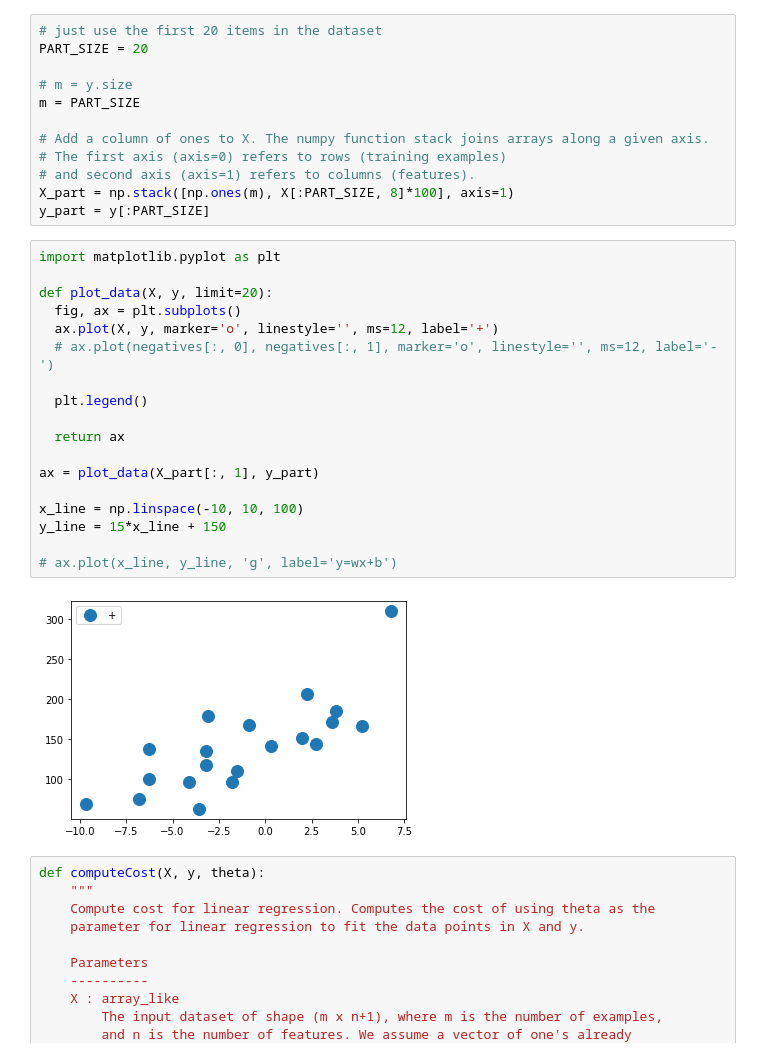
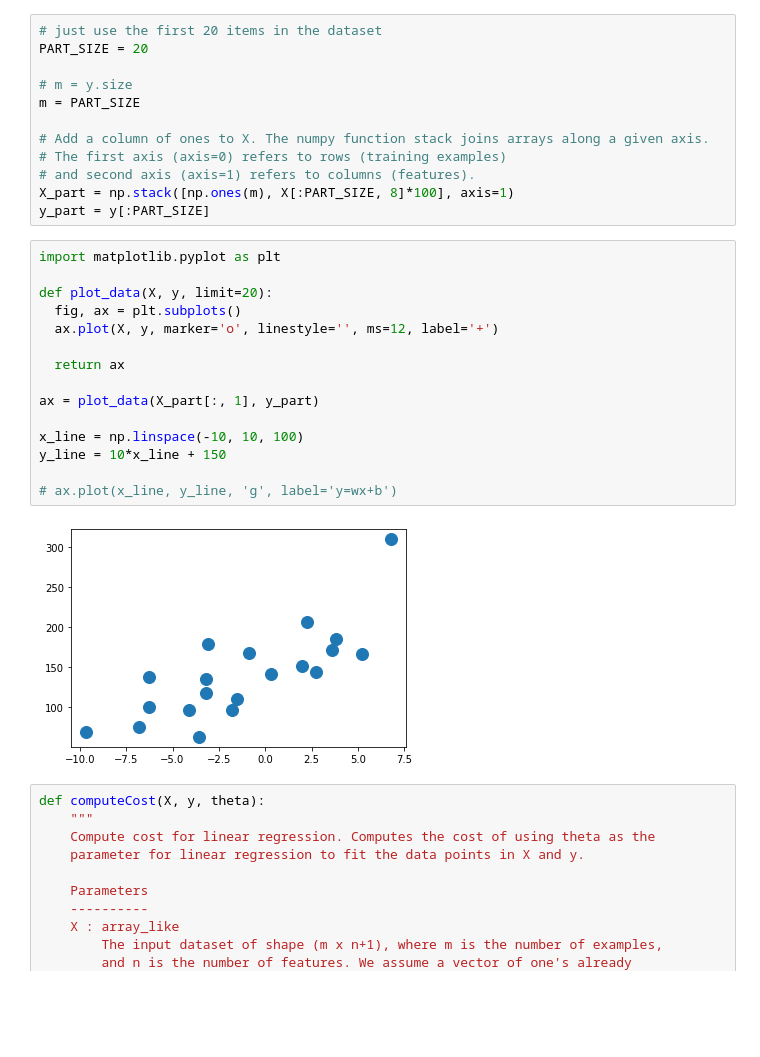
Before and after one commit to changsin/ML, a Jupyter notebook: MIU/04.linear_regression.ipynb, the cells around one changed output. Saved outputs shown, nothing was run; the diff lists cells and outputs as text; blank space fills up the shorter version.

```diff
--- a/MIU/04.linear_regression.ipynb
+++ b/MIU/04.linear_regression.ipynb
@@ -169,23 +169,20 @@ y_part = y[:PART_SIZE]
 # %%
 import matplotlib.pyplot as plt
 
 def plot_data(X, y, limit=20):
   fig, ax = plt.subplots()
   ax.plot(X, y, marker='o', linestyle='', ms=12, label='+')
-  # ax.plot(negatives[:, 0], negatives[:, 1], marker='o', linestyle='', ms=12, label='-')
-
-  plt.legend()
 
   return ax
 
 ax = plot_data(X_part[:, 1], y_part)
 
 x_line = np.linspace(-10, 10, 100)
-y_line = 15*x_line + 150
+y_line = 10*x_line + 150
 
 # ax.plot(x_line, y_line, 'g', label='y=wx+b')
 # %% [output]
-[figure, old version]
+[figure, new version]
 # %%
 def computeCost(X, y, theta):
     """
```
Also changed, not shown: parts of 7 cells of this notebook.
